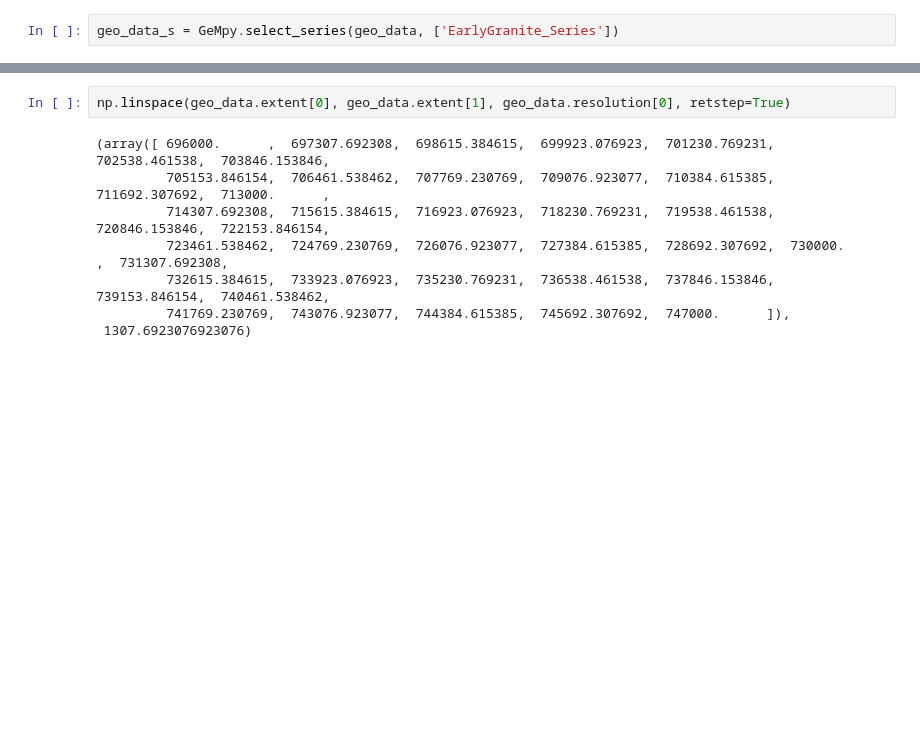
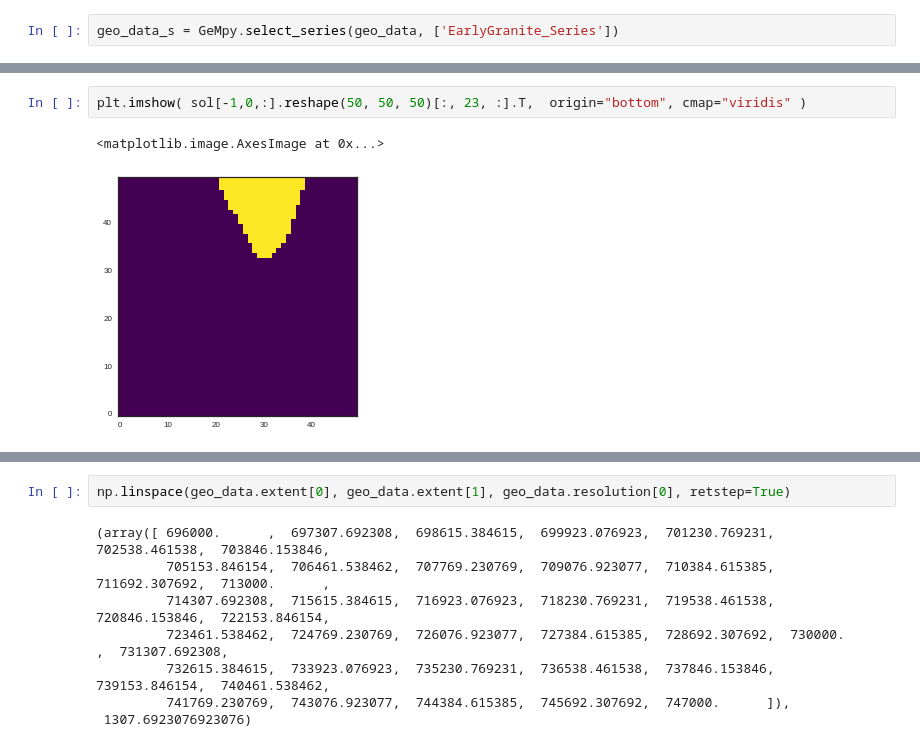
Before and after one commit to nre-aachen/gempy, a Jupyter notebook: Prototype Notebook/Example_1_Sandstone.ipynb, the cells around one changed output, grey strips where cells are left out. Saved outputs shown, nothing was run; the diff lists cells and outputs as text; blank space fills up the shorter version.

```diff
--- a/Prototype Notebook/Example_1_Sandstone.ipynb
+++ b/Prototype Notebook/Example_1_Sandstone.ipynb
@@ -78,0 +166,5 @@ GeMpy.plot_section(geo_data, 13,  block = sol, direction='y', plot_data = True)
+# %%
+plt.imshow( sol[-1,0,:].reshape(50, 50, 50)[:, 23, :].T,  origin="bottom", cmap="viridis" )
+# %% [output]
+<matplotlib.image.AxesImage at 0x...>
+[figure, added]
```
Also changed, not shown: parts of 26 cells of this notebook, 6 other files.
